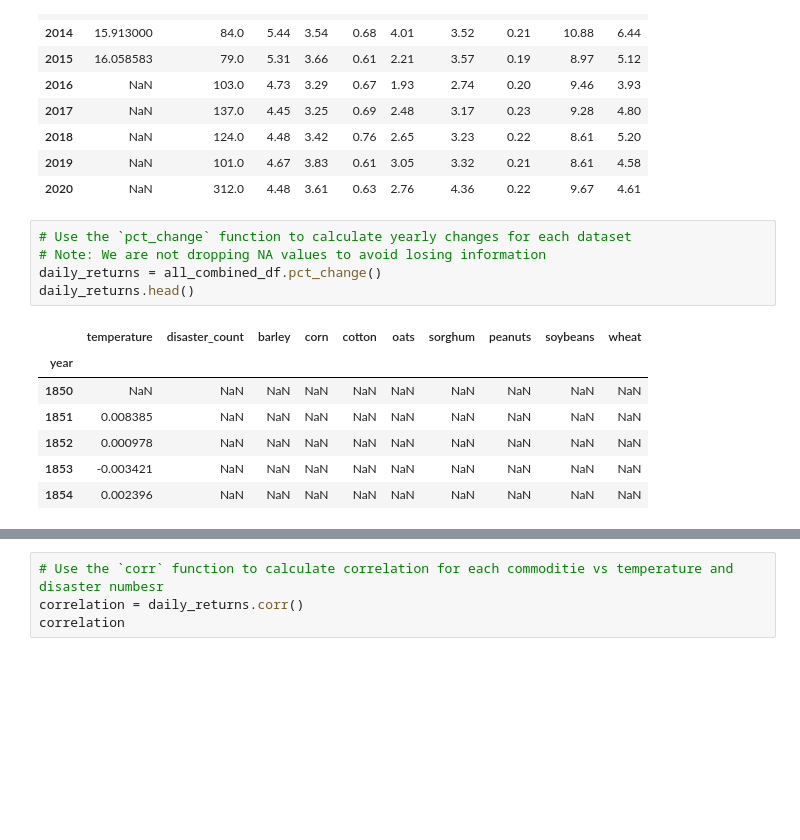
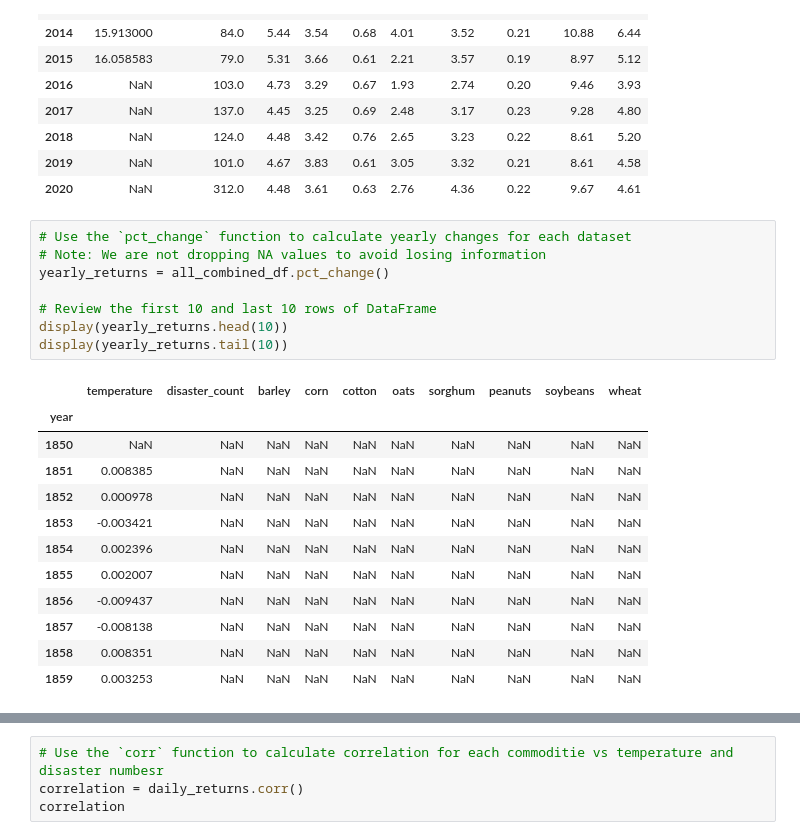
Before and after one commit to joshuacreveling/Group_Project_1, a Jupyter notebook: commodities_prices_vs_climate_change.ipynb, the cells around one changed output, grey strips where cells are left out. Drawn from its saved outputs; the diff is of its cells as text; blank space fills up the shorter version.

```diff
--- a/commodities_prices_vs_climate_change.ipynb
+++ b/commodities_prices_vs_climate_change.ipynb
@@ -853,13 +866,21 @@ display(all_combined_df.tail(10))
 # %%
 # Use the `pct_change` function to calculate yearly changes for each dataset
 # Note: We are not dropping NA values to avoid losing information
-daily_returns = all_combined_df.pct_change()
-daily_returns.head()
+yearly_returns = all_combined_df.pct_change()
+
+# Review the first 10 and last 10 rows of DataFrame
+display(yearly_returns.head(10))
+display(yearly_returns.tail(10))
 # %% [output]
 |  | temperature | disaster_count | barley | corn | cotton | oats | sorghum | peanuts | soybeans | wheat |
 | year |  |  |  |  |  |  |  |  |  |  |
 | 1850 | NaN | NaN | NaN | NaN | NaN | NaN | NaN | NaN | NaN | NaN |
 | 1851 | 0.008385 | NaN | NaN | NaN | NaN | NaN | NaN | NaN | NaN | NaN |
 | 1852 | 0.000978 | NaN | NaN | NaN | NaN | NaN | NaN | NaN | NaN | NaN |
 | 1853 | -0.003421 | NaN | NaN | NaN | NaN | NaN | NaN | NaN | NaN | NaN |
 | 1854 | 0.002396 | NaN | NaN | NaN | NaN | NaN | NaN | NaN | NaN | NaN |
+| 1855 | 0.002007 | NaN | NaN | NaN | NaN | NaN | NaN | NaN | NaN | NaN |
+| 1856 | -0.009437 | NaN | NaN | NaN | NaN | NaN | NaN | NaN | NaN | NaN |
+| 1857 | -0.008138 | NaN | NaN | NaN | NaN | NaN | NaN | NaN | NaN | NaN |
+| 1858 | 0.008351 | NaN | NaN | NaN | NaN | NaN | NaN | NaN | NaN | NaN |
+| 1859 | 0.003253 | NaN | NaN | NaN | NaN | NaN | NaN | NaN | NaN | NaN |
```
Also changed, not shown: parts of 18 cells of this notebook.
